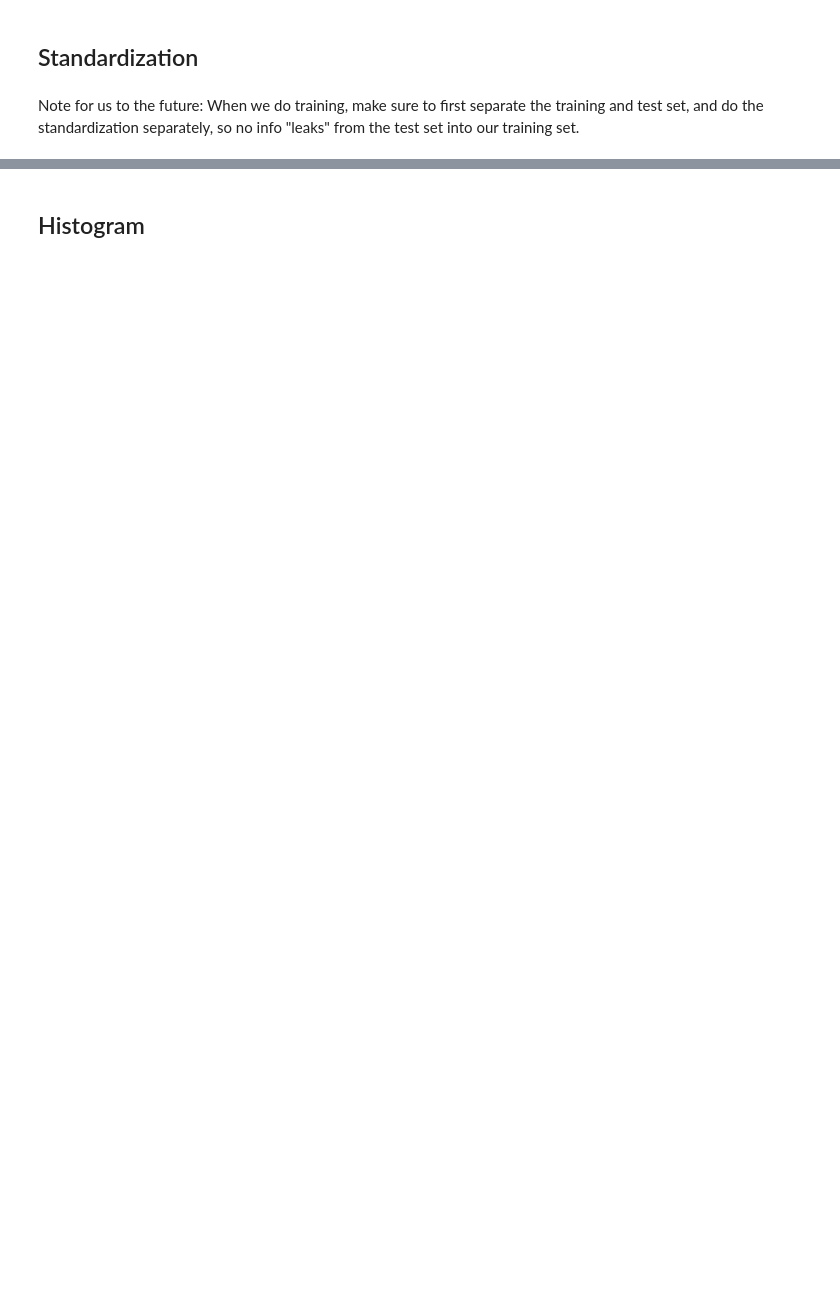
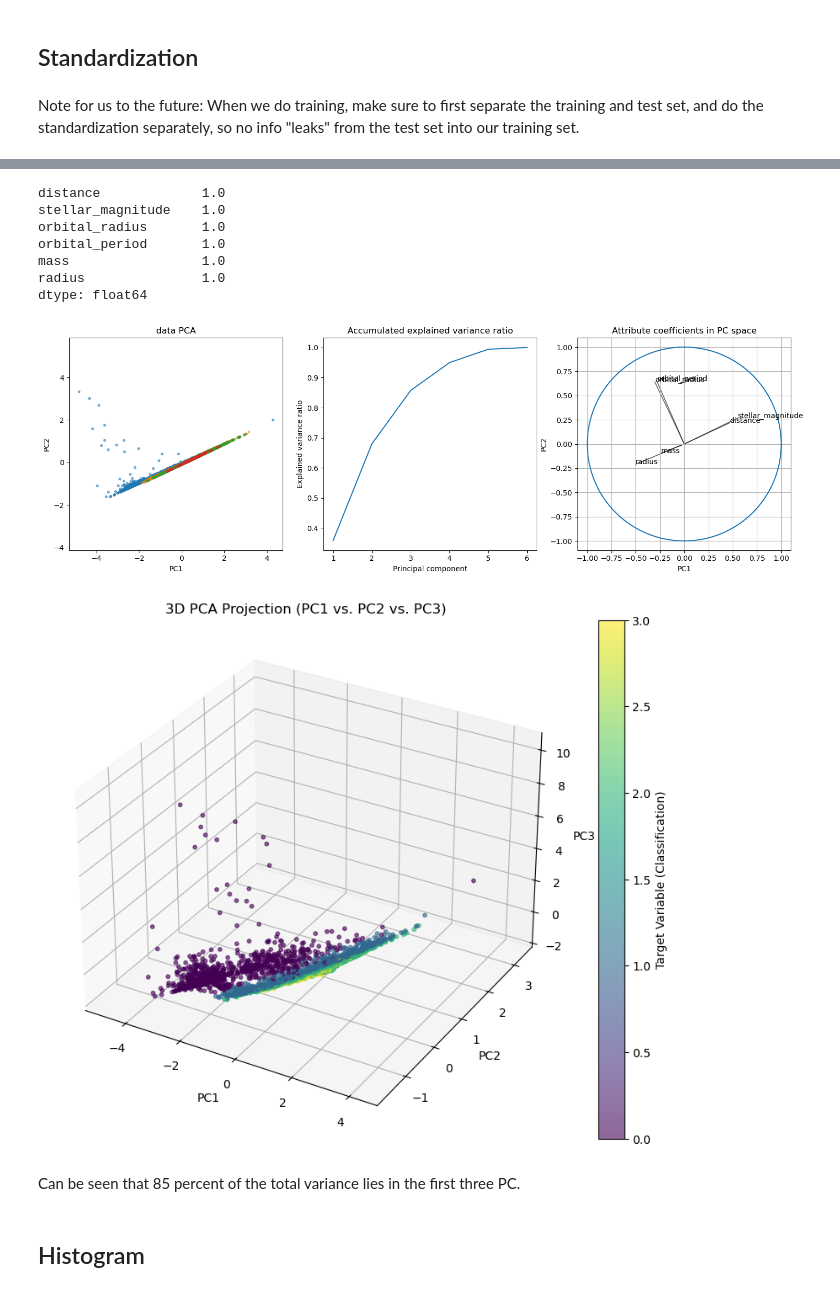
Before and after one commit to lelegod/ml_project, a Jupyter notebook: project1.ipynb, the cells around one changed output, grey strips where cells are left out. Cells and saved outputs as stored; diff of their text form; code cells hidden in the pictures; blank space fills up the shorter version.

```diff
--- a/project1.ipynb
+++ b/project1.ipynb
@@ -150,3 +165,80 @@ assert y_classification.shape == (num_obeservation,)
+# %%
+outlier_idx = (B[:, 0] < -20) | (B[:, 1] > 7.5)
+B = B[~outlier_idx]
+y_classification = y_classification[~outlier_idx]
+# %%
+PC_idxs = [0, 1, 2]
+unique_types = np.unique(y_classification)
+
+fig, axs = plt.subplots(1, 3, figsize=(15,5))
+print(np.std(X_pca, axis=0))
+axs[0].set_title("data PCA")
+for p_type in unique_types:
+    mask = (y_classification == p_type)
+    axs[0].plot(B[mask, PC_idxs[0]], B[mask, PC_idxs[1]], ".", alpha=0.5)
+
+axs[0].set_xlabel(f"PC{PC_idxs[0] + 1}")
+axs[0].set_ylabel(f"PC{PC_idxs[1] + 1}")
+axs[0].axis("equal")
+
+axs[1].set_title("Accumulated explained variance ratio")
+axs[1].plot(range(1, pca.n_components_ + 1), pca.explained_variance_ratio_.cumsum())
+axs[1].set_xlabel("Principal component")
+axs[1].set_ylabel("Explained variance ratio")
+
+axs[2].set_title("Attribute coefficients in PC space")
+for attr_idx, attr_name in enumerate(X_pca.columns):
+    axs[2].arrow(0, 0, V[attr_idx, PC_idxs[0]], V[attr_idx, PC_idxs[1]], color='black', alpha=0.5)
+    axs[2].text(V[attr_idx, PC_idxs[0]], V[attr_idx, PC_idxs[1]], attr_name)
+
+axs[2].set_xlim([-1, 1])
+axs[2].set_ylim([-1, 1])
+axs[2].set_xlabel(f"PC{PC_idxs[0] + 1}")
+axs[2].set_ylabel(f"PC{PC_idxs[1] + 1}")
+axs[2].grid()
+# Add a unit circle
+axs[2].plot(np.cos(np.arange(0, 2 * np.pi, 0.01)), np.sin(np.arange(0, 2 * np.pi, 0.01)))
+axs[2].axis("equal")
+plt.tight_layout()
+plt.show()
+
+fig_3d = plt.figure(figsize=(10, 8))
+ax_3d = fig_3d.add_subplot(111, projection='3d')
+
+scatter_3d = ax_3d.scatter(
+    B[:, PC_idxs[0]],
+    B[:, PC_idxs[1]],
+    B[:, PC_idxs[2]],
+    c=y_classification,
+    cmap='viridis',
+    marker='o',
+    s=10,
+    alpha=0.6
+)
+
+for p_type in unique_types:
+    mask = (y_classification == p_type)
+
+ax_3d.set_title('3D PCA Projection (PC1 vs. PC2 vs. PC3)')
+ax_3d.set_xlabel(f"PC{PC_idxs[0] + 1}")
+ax_3d.set_ylabel(f"PC{PC_idxs[1] + 1}")
+ax_3d.set_zlabel(f"PC{PC_idxs[2] + 1}")
+
+fig_3d.colorbar(scatter_3d, ax=ax_3d, label='Target Variable (Classification)')
+
+plt.show()
+# %% [output]
+distance             1.0
+stellar_magnitude    1.0
+orbital_radius       1.0
+orbital_period       1.0
+mass                 1.0
+radius               1.0
+dtype: float64
+[figure, added]
+[figure, added]
+# %% [markdown]
+Can be seen that 85 percent of the total variance lies in the first three PC.
 # %% [markdown]
 ## Histogram
 # %%
```
Also changed, not shown: parts of 14 cells of this notebook.
